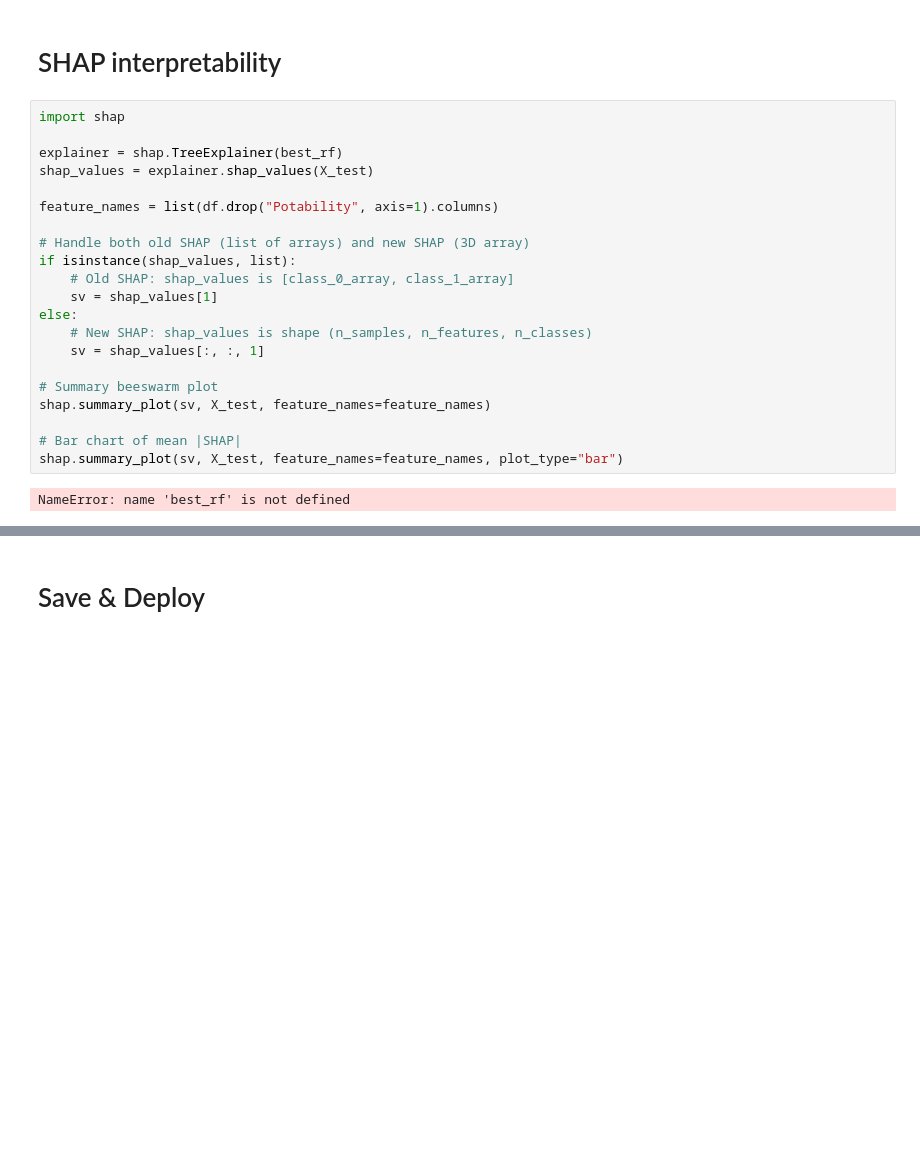
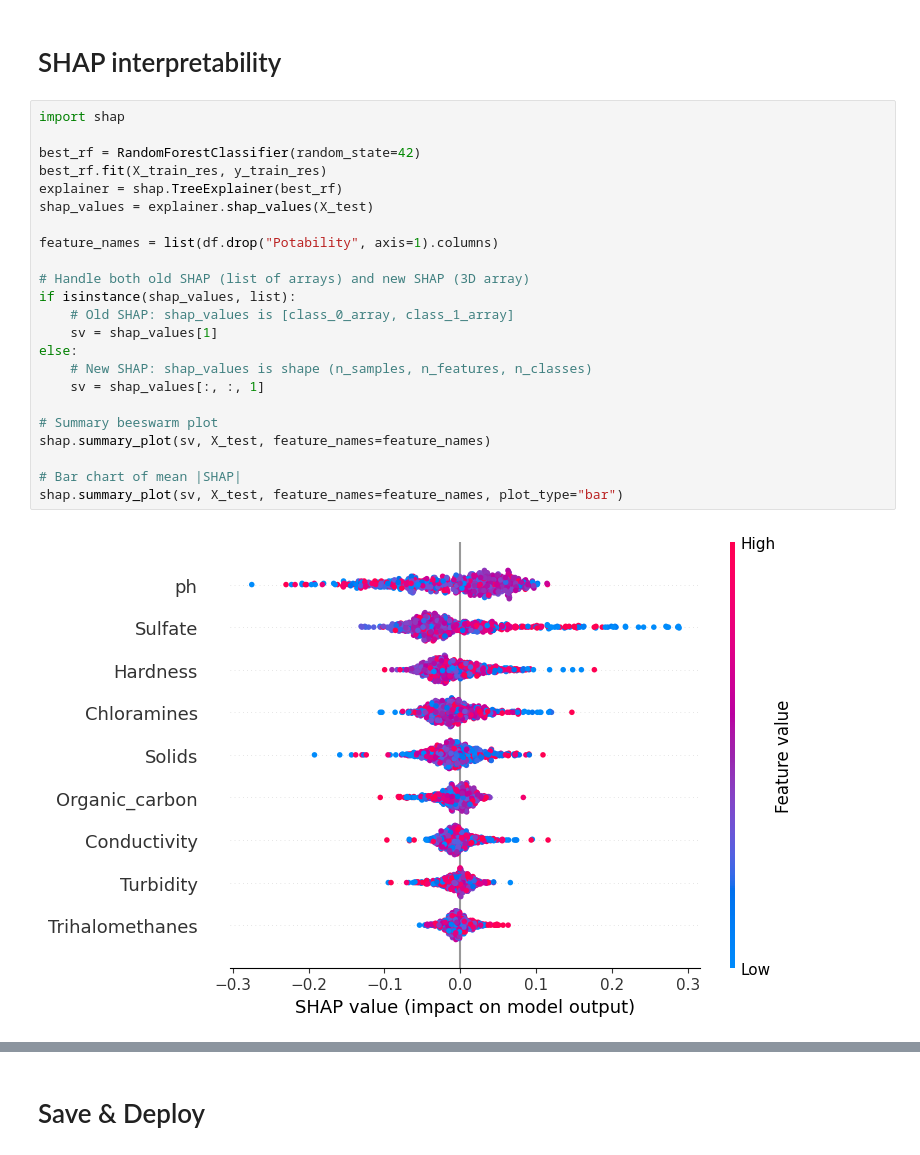
Before and after one commit to evans-0/water_quality_classification, a Jupyter notebook: water_quality.ipynb, the cells around one changed output, grey strips where cells are left out. Drawn from its saved outputs; the diff is of its cells as text; blank space fills up the shorter version.

```diff
--- a/water_quality.ipynb
+++ b/water_quality.ipynb
@@ -201,23 +202,25 @@ display(results_df.sort_values(by='ROC-AUC', ascending=False))
 # %%
 import shap
 
+best_rf = RandomForestClassifier(random_state=42)
+best_rf.fit(X_train_res, y_train_res)
 explainer = shap.TreeExplainer(best_rf)
 shap_values = explainer.shap_values(X_test)
 
 feature_names = list(df.drop("Potability", axis=1).columns)
 
 # Handle both old SHAP (list of arrays) and new SHAP (3D array)
 if isinstance(shap_values, list):
     # Old SHAP: shap_values is [class_0_array, class_1_array]
     sv = shap_values[1]
 else:
     # New SHAP: shap_values is shape (n_samples, n_features, n_classes)
     sv = shap_values[:, :, 1]
 
 # Summary beeswarm plot
 shap.summary_plot(sv, X_test, feature_names=feature_names)
 
 # Bar chart of mean |SHAP|
 shap.summary_plot(sv, X_test, feature_names=feature_names, plot_type="bar")
 # %% [output]
-NameError: name 'best_rf' is not defined
+[figure, added]
```
Also changed, not shown: parts of 9 cells of this notebook, 1 other file.
